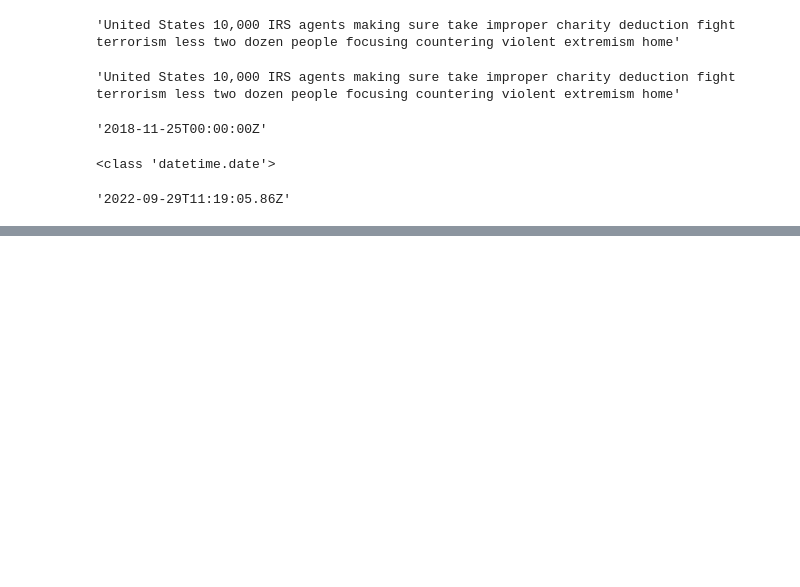
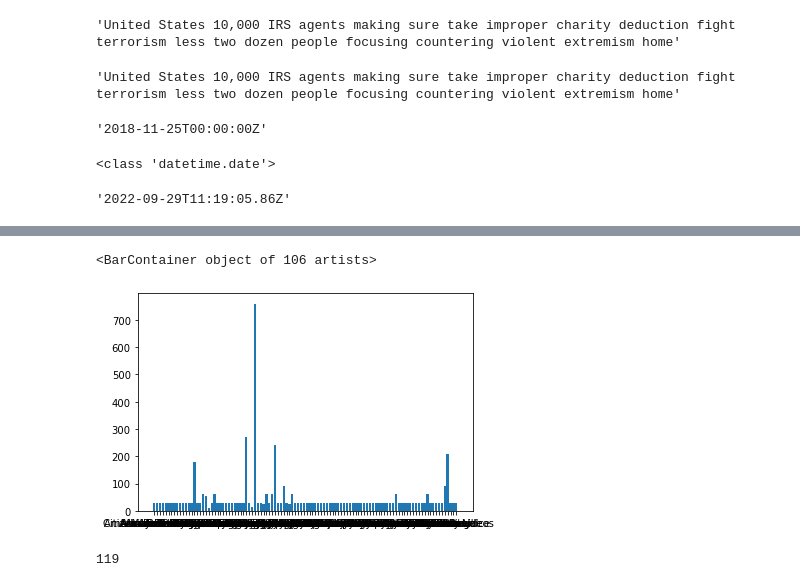
Before and after one commit to lrnz-asnprs/tweet-collector, a Jupyter notebook: scripting.ipynb, the cells around one changed output, grey strips where cells are left out. Drawn from its saved outputs; the diff is of its cells as text; code cells hidden in the pictures; blank space fills up the shorter version.

Commit message:
running sample for testing data quality

```diff
--- a/scripting.ipynb
+++ b/scripting.ipynb
@@ -95,0 +97,4 @@ str(datetime.today().isoformat()[0:-4]+"Z")
+# %%
+dir = Directories()
+# %%
+df = pd.read_csv(str(dir.DATA_PATH)+"/fakenews_sources/politifact_scrape_7t_03102022.csv")
@@ -95,0 +127,3 @@ str(datetime.today().isoformat()[0:-4]+"Z")
+# %%
+x = df.groupby(df.origin).count().claim.index
+y = df.groupby(df.origin).count().claim.values
@@ -95,0 +161,5 @@ str(datetime.today().isoformat()[0:-4]+"Z")
+# %%
+plt.bar(x, y)
+# %% [output]
+<BarContainer object of 106 artists>
+[figure, added]
@@ -95,0 +170,4 @@ str(datetime.today().isoformat()[0:-4]+"Z")
+# %%
+len(tweets[0]['data'])
+# %% [output]
+119
```
Also changed, not shown: parts of 9 cells of this notebook, 14 other files.
